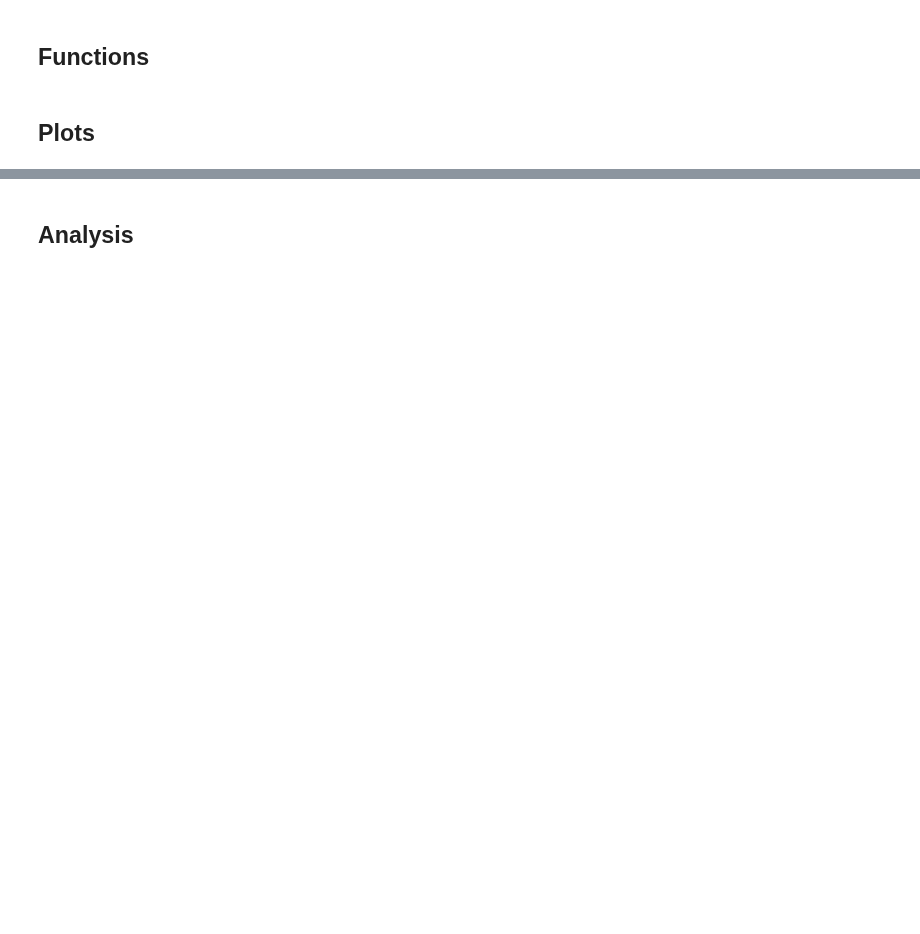
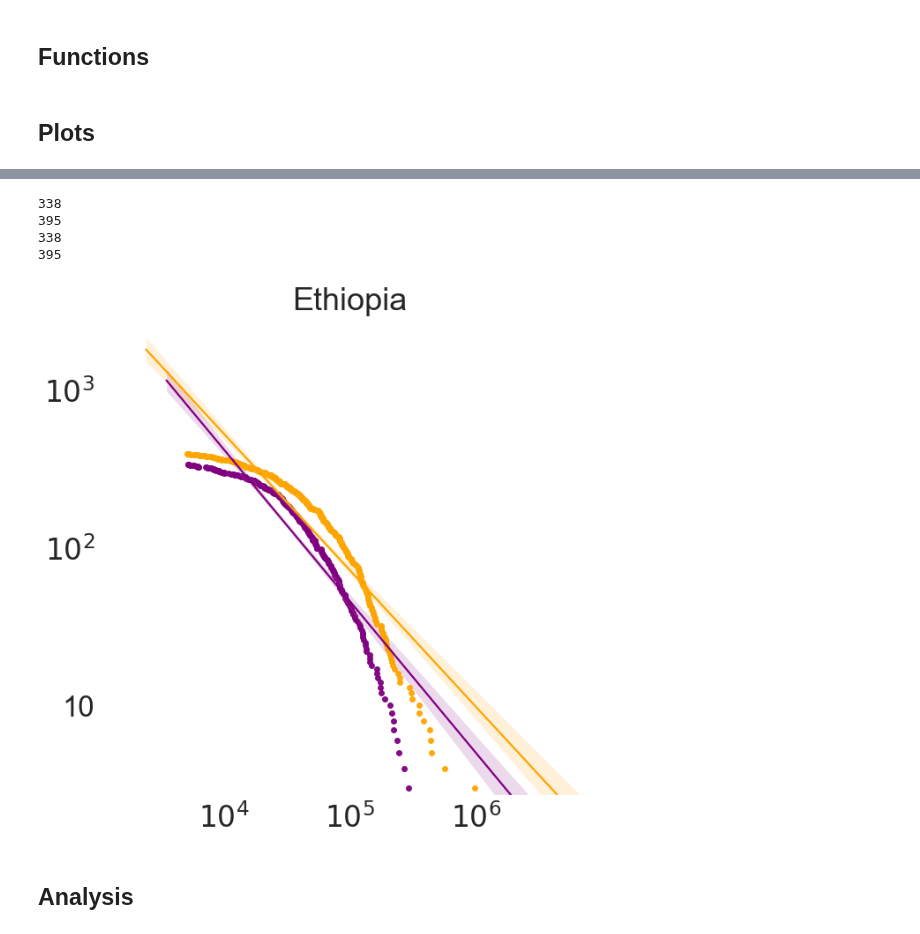
Before and after one commit to cascadet/AfricaUrbanPop, a Jupyter notebook: notebooks/jupyter/New_City_Size_Distribution_Analysis .ipynb, the cells around one changed output, grey strips where cells are left out. Saved outputs shown, nothing was run; the diff lists cells and outputs as text; code cells hidden in the pictures; blank space fills up the shorter version.

```diff
--- a/notebooks/jupyter/New_City_Size_Distribution_Analysis .ipynb
+++ b/notebooks/jupyter/New_City_Size_Distribution_Analysis .ipynb
@@ -232,16 +224,16 @@ fig.savefig('/Users/cascade/Desktop/'+area+'_Lorenz.png', dpi=700)
 # Select Data Zipf's law
 
 # All Africa
-area = 'Africa'
-data1 = np.sort(np.array(GHS2000.PopTot))
-data2 = np.sort(np.array(GHS2015.PopTot))
+# area = 'Africa'
+# data1 = np.sort(np.array(GHS2000.PopTot))
+# data2 = np.sort(np.array(GHS2015.PopTot))
 
 # By country
-# col = 'country' # column
-# area = 'Ghana' # geography to distribut
+col = 'country' # column
+area = 'Ethiopia' # geography to distribut
 
-# data1 = np.sort(np.array(GHS2000[GHS2000[col] == area].PopTot))
-# data2 = np.sort(np.array(GHS2015[GHS2015[col] == area].PopTot))
+data1 = np.sort(np.array(GHS2000[GHS2000[col] == area].PopTot))
+data2 = np.sort(np.array(GHS2015[GHS2015[col] == area].PopTot))
 
 print(len(data1))
 print(len(data2))
@@ -266,6 +258,11 @@ Y2_zipf = Y2_zipf[::-1]
 
 X2_zipf_log = np.log(X2_zipf)
 Y2_zipf_log = np.log(Y2_zipf)
+# %% [output]
+338
+395
+338
+395
 # %%
 # Zipf's law
 
@@ -273,34 +270,40 @@ Y2_zipf_log = np.log(Y2_zipf)
 sns.set(font_scale=3)
 fig, ax1 = plt.subplots(nrows=1, ncols=1,  figsize=(10, 10))
 
 # Plot
 plt.scatter(X1_zipf_log, Y1_zipf_log , marker='.', color='purple', s=100, alpha = 0.7)
 plt.scatter(X2_zipf_log, Y2_zipf_log , marker='.', color='orange', s=100, alpha = 0.7)
 
 # Legend
-leg = ['GHS-Pop 2000', 'GHS-Pop 2015']
-plt.legend(leg,loc=1, markerscale=3)
+# leg = ['GHS-Pop 2000', 'GHS-Pop 2015']
+# plt.legend(leg,loc=1, markerscale=3, facecolor = 'white', edgecolor = 'white')
 
 # Fit Lines
 sns.regplot(X1_zipf_log, Y1_zipf_log, color = 'purple')
 sns.regplot(X2_zipf_log, Y2_zipf_log, color = 'orange')
 
 # Title
 plt.title(area)
 
 # Labels
 plt.xlabel('')
 plt.ylabel('')
 
 # Set Ticks
-#plt.yticks([1, 2, 3, 4, 5, 6, 7])
+plt.xticks([np.log(10**4), np.log(10**5), np.log(10**6), np.log(10**7)],
+           ['$10^4$', '$10^5$', '$10^6$', '$10^7$'])
+
+plt.yticks([np.log(10), np.log(100), np.log(1000), np.log(10000),  np.log(100000)],
+           ['10', '$10^2$', '$10^3$', '$10^4$', '$10^5$'])
 
 # Set Background Color
 ax1.set_facecolor('White')
 
 axes = plt.gca()
 axes.set_xlim([7,16])
 #axes.set_xlim([min(X2_zipf_log), max(X2_zipf_log)])
-axes.set_ylim([1,11])
+axes.set_ylim([1,8])
 
 fig.savefig('/Users/cascade/Desktop/'+area+'_Zipf.png', dpi=700)
+# %% [output]
+[figure, added]
```
Also changed, not shown: parts of 12 cells of this notebook, 1 other file.
